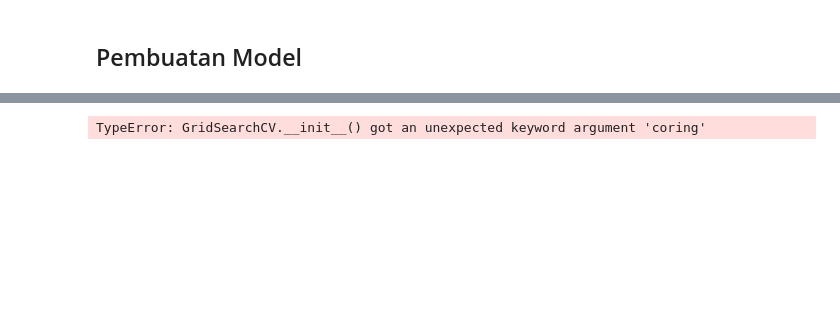
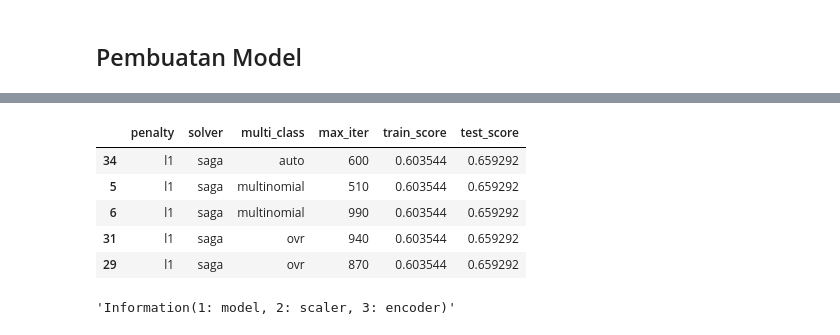
Before and after one commit to Silly-little-fellas-11/Tugas-2-Sesi-Uas-PADK, a Jupyter notebook: main.ipynb, the cells around one changed output, grey strips where cells are left out. Cells and saved outputs as stored; diff of their text form; code cells hidden in the pictures; blank space fills up the shorter version.

```diff
--- a/main.ipynb
+++ b/main.ipynb
@@ -248,17 +280,35 @@ Test    :   0.6371681415929203
-# %%
-#Hyperparameter Tuning
-param_grid = {
-    'penalty': ["l1", "l2", "elasticnet", "l2"],
-    'solver': ["lbfgs", "liblinear", "newton-cg", "newton-cholesky", "sag", "saga", "lbfgs"],
-    'multi_class': ["auto", "ovr", "multinomial", "auto"],
-    'max_iter': range(100, 200, 10),
-}
-
-
-grid_search = GridSearchCV(LogisticRegression(),
-                           param_grid=param_grid, coring='accuracy')
-
-grid_search.fit(trainX, trainy,)
-print(grid_search.best_estimator_)
-# %% [output]
-TypeError: GridSearchCV.__init__() got an unexpected keyword argument 'coring'
+# %%
+#Hyperparameter Tuning
+param_grid = {
+    'penalty': ["l1", "l2", "elasticnet"],
+    'solver': ["lbfgs", "liblinear", "newton-cg", "newton-cholesky", "sag", "saga"],
+    'multi_class': ["auto", "ovr", "multinomial"],
+    'max_iter': list(range(300, 1000, 10)),
+}
+counter=0;maxsearch=150
+temp=[]
+for i in tqdm(range(maxsearch)):
+    try:
+        penalty= rd.sample(param_grid["penalty"], 1)[0]
+        solver= rd.sample(param_grid["solver"], 1)[0]
+        multi_class= rd.sample(param_grid["multi_class"], 1)[0]
+        max_iter=rd.sample(param_grid["max_iter"], 1)[0]
+        model=LogisticRegression(penalty=penalty, solver=solver, multi_class= multi_class, max_iter=max_iter)
+        #print(f'Penalty:    {penalty}\nsolver:      {solver}\nm_class:   {multi_class}\nmax_iter:   {max_iter}')
+        model.fit(trainX, trainy)
+        trainscore=accuracy_score(trainy, model.predict(trainX))
+        testscore=accuracy_score(testy, model.predict(testX))
+        temp.append([penalty, solver, multi_class, max_iter, trainscore, testscore])
+    except:
+        pass
+# %%
+tuning_data=pd.DataFrame(temp, columns=["penalty", "solver", "multi_class", "max_iter", "train_score", "test_score"])
+tuning_data=tuning_data.sort_values(by="test_score",ascending=False)        #sorted by test_score
+tuning_data[0:5]    #show 5 best tunings
+# %% [output]
+|  | penalty | solver | multi_class | max_iter | train_score | test_score |
+| 34 | l1 | saga | auto | 600 | 0.603544 | 0.659292 |
+| 5 | l1 | saga | multinomial | 510 | 0.603544 | 0.659292 |
+| 6 | l1 | saga | multinomial | 990 | 0.603544 | 0.659292 |
+| 31 | l1 | saga | ovr | 940 | 0.603544 | 0.659292 |
+| 29 | l1 | saga | ovr | 870 | 0.603544 | 0.659292 |
@@ -264,0 +325,7 @@ TypeError: GridSearchCV.__init__() got an unexpected keyword argument 'coring'
+# %%
+#load model
+with open("models/model_scaler_encoder.pkl", "br") as fh:
+    thing=pickle.load(fh)
+thing[0]
+# %% [output]
+'Information(1: model, 2: scaler, 3: encoder)'
```
Also changed, not shown: parts of 5 cells of this notebook, 4 other files.
